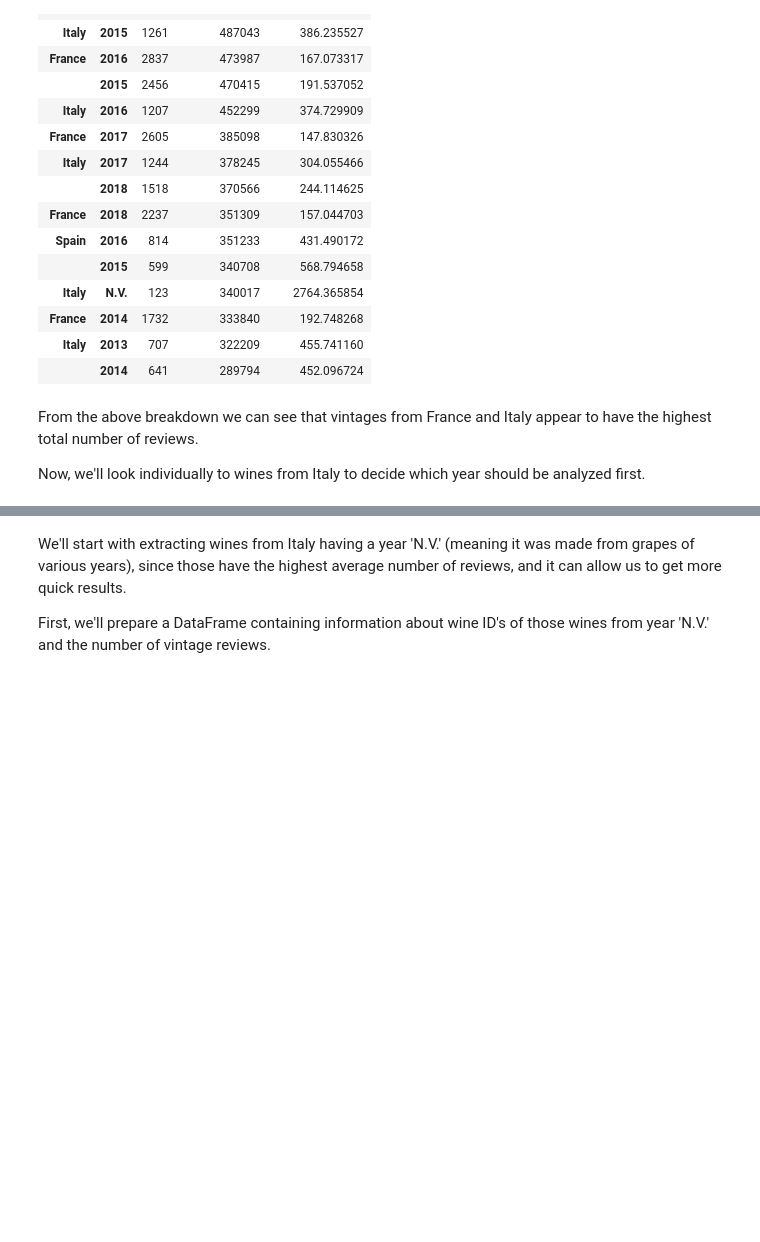
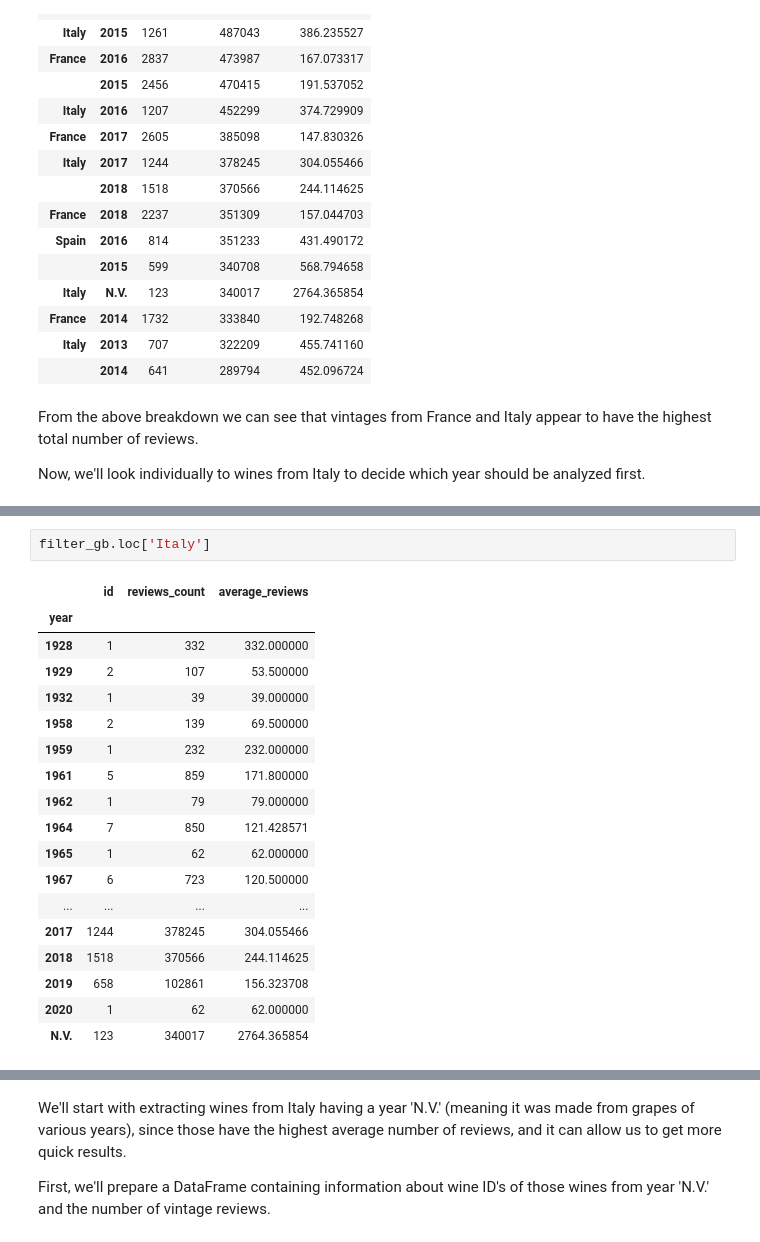
Before and after one commit to sveta-egorova/wine, a Jupyter notebook: vivino_crawler.ipynb, the cells around one changed output, grey strips where cells are left out. Cells and saved outputs as stored; diff of their text form; blank space fills up the shorter version.

```diff
--- a/vivino_crawler.ipynb
+++ b/vivino_crawler.ipynb
@@ -1090,0 +1142,21 @@ filter_gb.loc['Italy'].sort_values('reviews_count', ascending=False).head(10)
+# %%
+filter_gb.loc['Italy']
+# %% [output]
+|  | id | reviews_count | average_reviews |
+| year |  |  |  |
+| 1928 | 1 | 332 | 332.000000 |
+| 1929 | 2 | 107 | 53.500000 |
+| 1932 | 1 | 39 | 39.000000 |
+| 1958 | 2 | 139 | 69.500000 |
+| 1959 | 1 | 232 | 232.000000 |
+| 1961 | 5 | 859 | 171.800000 |
+| 1962 | 1 | 79 | 79.000000 |
+| 1964 | 7 | 850 | 121.428571 |
+| 1965 | 1 | 62 | 62.000000 |
+| 1967 | 6 | 723 | 120.500000 |
+| ... | ... | ... | ... |
+| 2017 | 1244 | 378245 | 304.055466 |
+| 2018 | 1518 | 370566 | 244.114625 |
+| 2019 | 658 | 102861 | 156.323708 |
+| 2020 | 1 | 62 | 62.000000 |
+| N.V. | 123 | 340017 | 2764.365854 |
```
Also changed, not shown: parts of 30 cells of this notebook, 3 other files.
